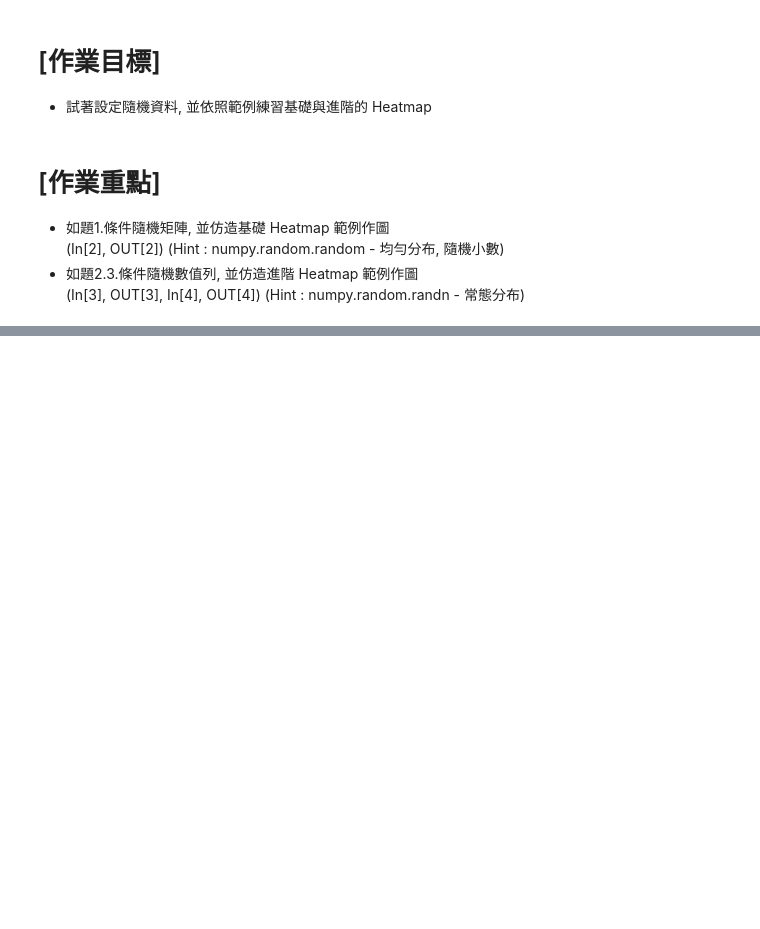
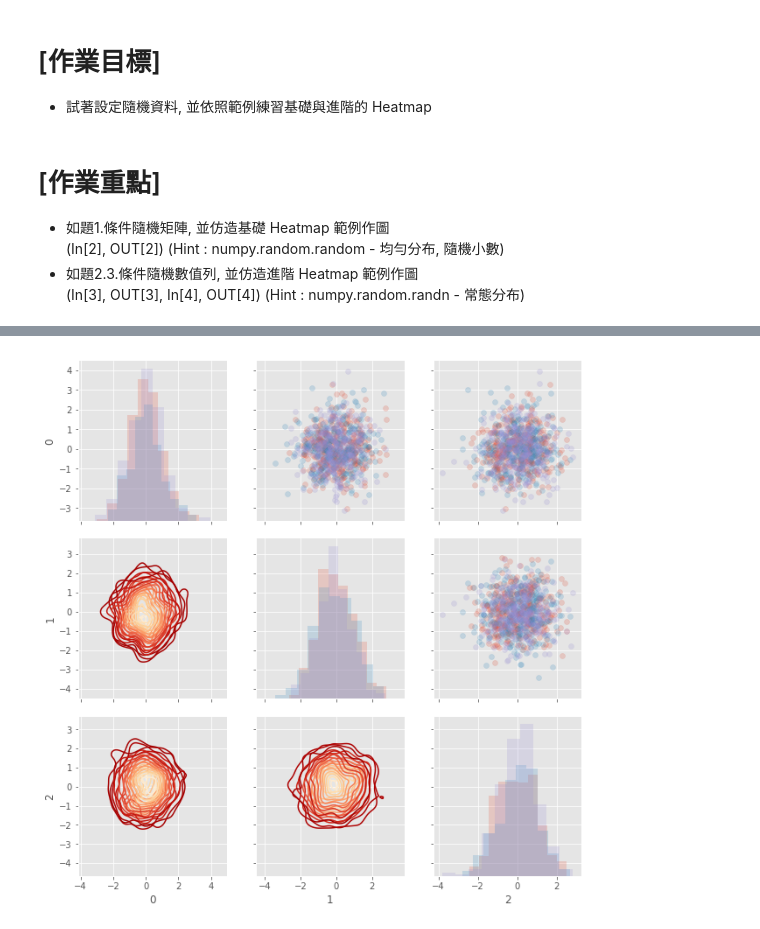
Before and after one commit to jcjcchang/2nd-ML100Days, a Jupyter notebook: homework/Day_015_HW.ipynb, the cells around one changed output, grey strips where cells are left out. Cells and saved outputs as stored; diff of their text form; code cells hidden in the pictures; blank space fills up the shorter version.

```diff
--- a/homework/Day_015_HW.ipynb
+++ b/homework/Day_015_HW.ipynb
@@ -73,24 +78,31 @@ plt.show()
 # %%
 nrow = 1000
 ncol = 3
 """
 Your Code Here
 """
-matrix =
+#解答
+matrix = np.random.randn(nrow * ncol).reshape((nrow, ncol))
+#matrix =  np.ones((1000,3))
+
+#for i in range(len(matrix)):
+#    matrix[i] = matrix[i] * (np.random.normal())
 
 # 隨機給予 0, 1, 2 三種標籤
 indice = np.random.choice([0,1,2], size=nrow)
 plot_data = pd.DataFrame(matrix, indice).reset_index()
 
 # 繪製 seborn 進階 Heatmap
 grid = sns.PairGrid(data = plot_data, size = 3, diag_sharey=False,
                     hue = 'index', vars = [x for x in list(plot_data.columns) if x != 'index'])
 """
 Your Code Here
 Please replace "..." to correct plot function
 """
-grid.map_upper(... , alpha = 0.2)
-grid.map_diag(... )
-grid.map_lower(... , cmap = plt.cm.OrRd_r)
+grid.map_upper(plt.scatter , alpha = 0.2)
+grid.map_diag(plt.hist,bins=10,alpha=0.2 )
+grid.map_lower(sns.kdeplot , cmap = plt.cm.OrRd_r)
 
 plt.show()
+# %% [output]
+[figure, added]
```
Also changed, not shown: parts of 2 cells of this notebook.
